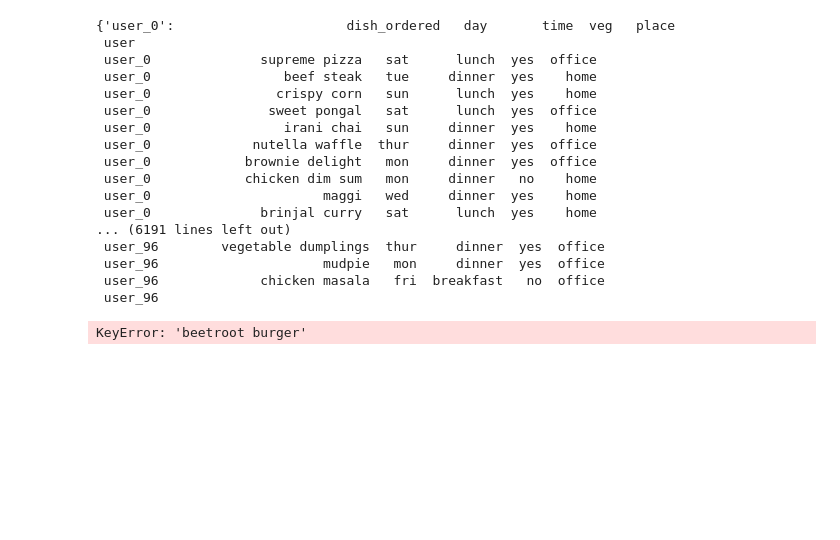
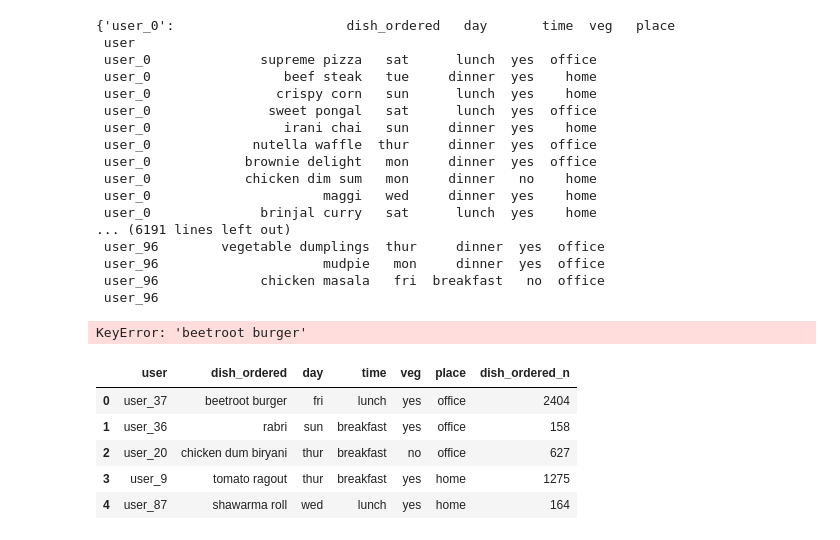
Before and after one commit to mahajani456/Machine-learning-AI, a Jupyter notebook: Restaurant/collaborative.ipynb, the cells around one changed output. Cells and saved outputs as stored; diff of their text form; code cells hidden in the pictures; blank space fills up the shorter version.

```diff
--- a/Restaurant/collaborative.ipynb
+++ b/Restaurant/collaborative.ipynb
@@ -259,0 +260,9 @@ df = pd.merge(data, , on='item_id')
+# %%
+data.head(5)
+# %% [output]
+|  | user | dish_ordered | day | time | veg | place | dish_ordered_n |
+| 0 | user_37 | beetroot burger | fri | lunch | yes | office | 2404 |
+| 1 | user_36 | rabri | sun | breakfast | yes | office | 158 |
+| 2 | user_20 | chicken dum biryani | thur | breakfast | no | office | 627 |
+| 3 | user_9 | tomato ragout | thur | breakfast | yes | home | 1275 |
+| 4 | user_87 | shawarma roll | wed | lunch | yes | home | 164 |
```
Also changed, not shown: parts of 10 cells of this notebook.
